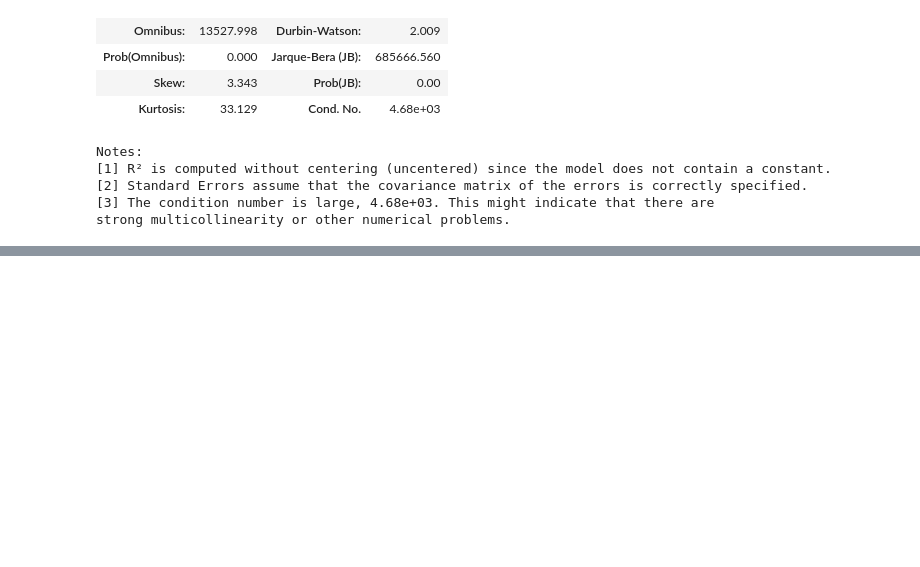
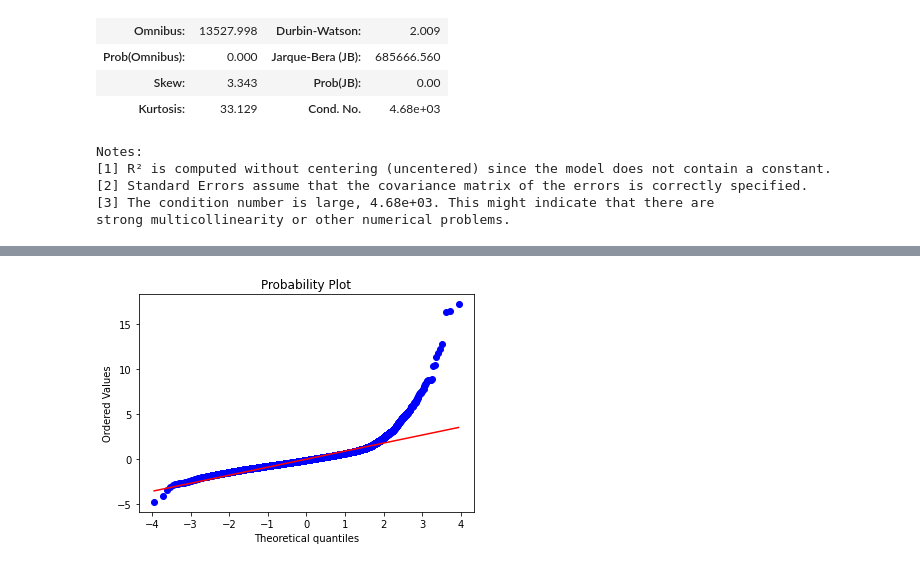
Before and after one commit to AmosMaru/phase_2_project, a Jupyter notebook: kc_housing_eda.ipynb, the cells around one changed output, grey strips where cells are left out. Saved outputs shown, nothing was run; the diff lists cells and outputs as text; code cells hidden in the pictures; blank space fills up the shorter version.

```diff
--- a/kc_housing_eda.ipynb
+++ b/kc_housing_eda.ipynb
@@ -613,0 +587,6 @@ clf.score(x_test,y_test)
+# %%
+figure = plt.figure()
+ax = figure.gca()
+stats.probplot(model.resid_pearson, dist = 'norm', plot = ax);
+# %% [output]
+[figure, added]
```
Also changed, not shown: parts of 13 cells of this notebook.
